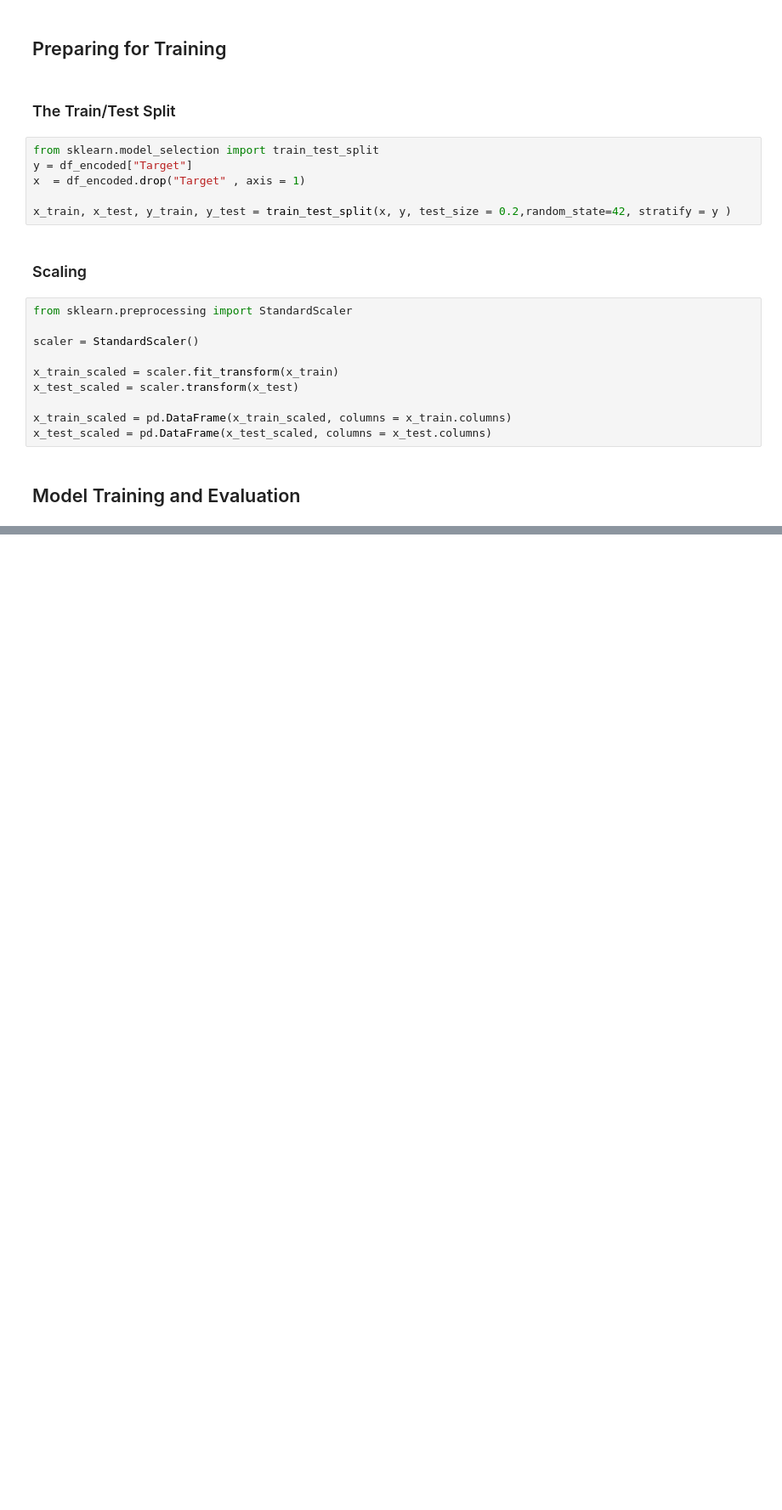
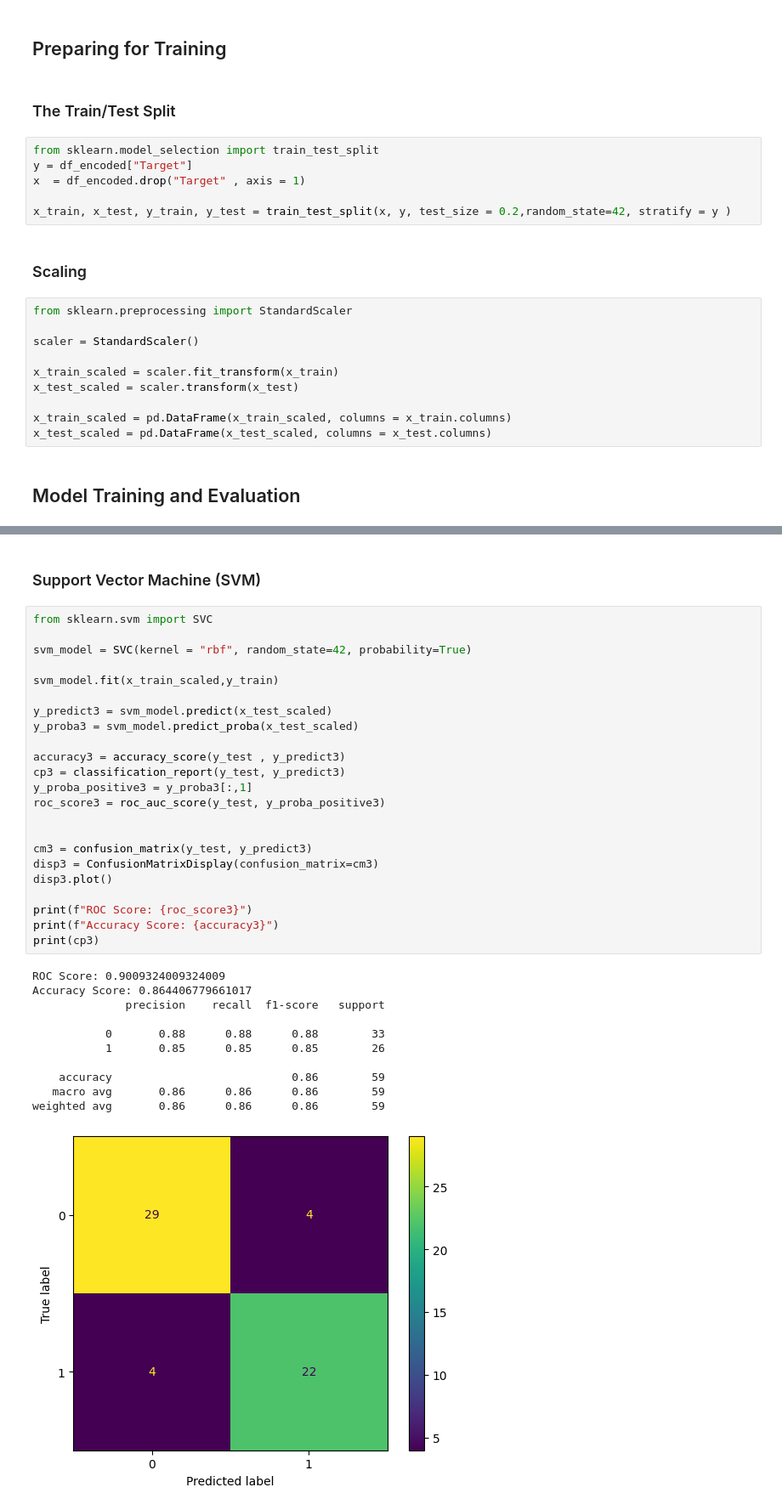
Before and after one commit to AbdlSi/heart_disease, a Jupyter notebook: heartdisease_df_analysis_visuals_dummy.ipynb, the cells around one changed output, grey strips where cells are left out. Shown at 85% size. Drawn from its saved outputs; the diff is of its cells as text; blank space fills up the shorter version.

```diff
--- a/heartdisease_df_analysis_visuals_dummy.ipynb
+++ b/heartdisease_df_analysis_visuals_dummy.ipynb
@@ -147,0 +188,37 @@ Please also refer to the documentation for alternative solver options:
+# %% [markdown]
+### Support Vector Machine (SVM)
+# %%
+from sklearn.svm import SVC
+
+svm_model = SVC(kernel = "rbf", random_state=42, probability=True)
+
+svm_model.fit(x_train_scaled,y_train)
+
+y_predict3 = svm_model.predict(x_test_scaled)
+y_proba3 = svm_model.predict_proba(x_test_scaled)
+
+accuracy3 = accuracy_score(y_test , y_predict3)
+cp3 = classification_report(y_test, y_predict3)
+y_proba_positive3 = y_proba3[:,1]
+roc_score3 = roc_auc_score(y_test, y_proba_positive3)
+
+
+cm3 = confusion_matrix(y_test, y_predict3)
+disp3 = ConfusionMatrixDisplay(confusion_matrix=cm3)
+disp3.plot()
+
+print(f"ROC Score: {roc_score3}")
+print(f"Accuracy Score: {accuracy3}")
+print(cp3)
+# %% [output]
+ROC Score: 0.9009324009324009
+Accuracy Score: 0.864406779661017
+              precision    recall  f1-score   support
+
+           0       0.88      0.88      0.88        33
+           1       0.85      0.85      0.85        26
+
+    accuracy                           0.86        59
+   macro avg       0.86      0.86      0.86        59
+weighted avg       0.86      0.86      0.86        59
+[figure, added]
```
Also changed, not shown: parts of 6 cells of this notebook.
